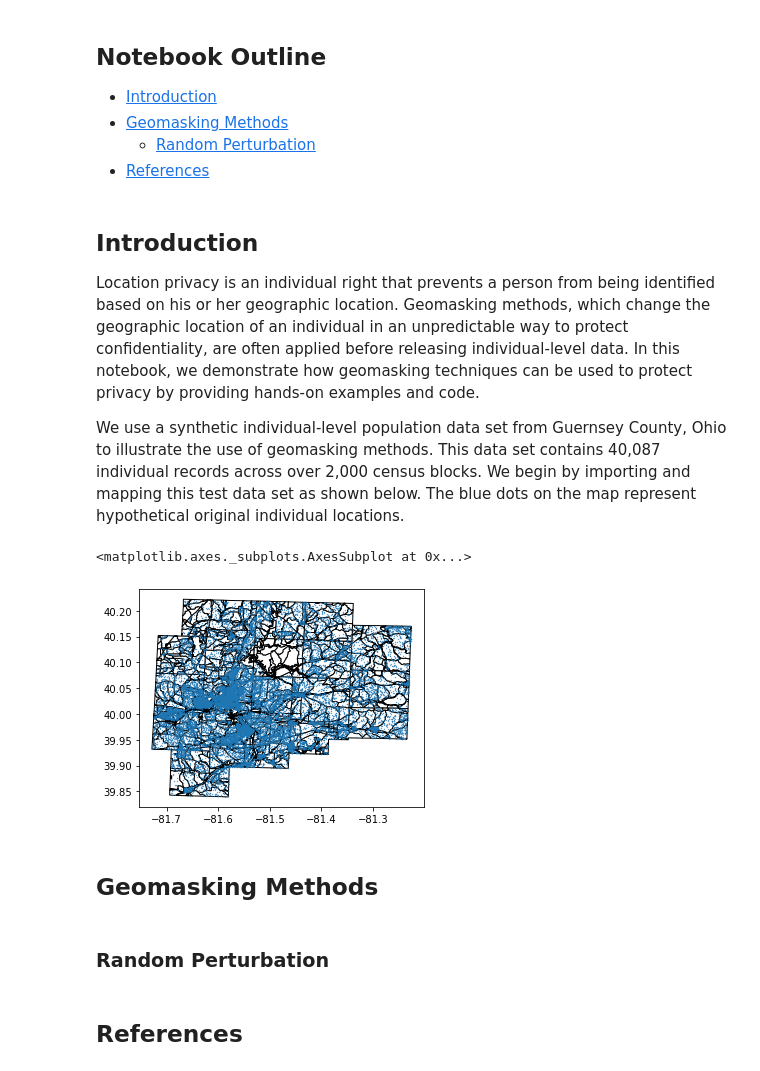
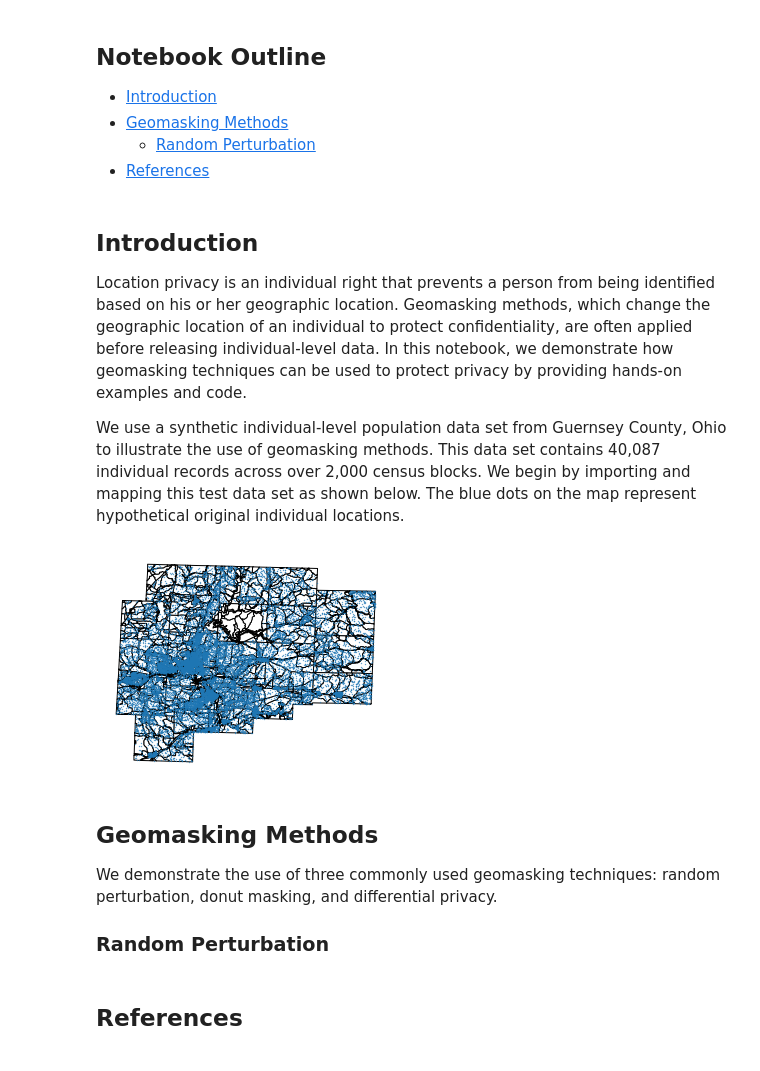
Before and after one commit to linyuehzzz/ucgis-iguide-geoprivacy, a Jupyter notebook: geomasking.ipynb, the cells around one changed output. Cells and saved outputs as stored; diff of their text form; code cells hidden in the pictures.

```diff
--- a/geomasking.ipynb
+++ b/geomasking.ipynb
@@ -15,31 +15,33 @@ This Jupyter notebook demonstrates how geomasking techniques can be used to prot
 # %% [markdown]
 <a id='intro'></a>
 ## Introduction
-Location privacy is an individual right that prevents a person from being identified based on his or her geographic location. Geomasking methods, which change the geographic location of an individual in an unpredictable way to protect confidentiality, are often applied before releasing individual-level data. In this notebook, we demonstrate how geomasking techniques can be used to protect privacy by providing hands-on examples and code.
+Location privacy is an individual right that prevents a person from being identified based on his or her geographic location. Geomasking methods, which change the geographic location of an individual to protect confidentiality, are often applied before releasing individual-level data. In this notebook, we demonstrate how geomasking techniques can be used to protect privacy by providing hands-on examples and code.
 
 We use a synthetic individual-level population data set from Guernsey County, Ohio to illustrate the use of geomasking methods. This data set contains 40,087 individual records across over 2,000 census blocks. We begin by importing and mapping this test data set as shown below. The blue dots on the map represent hypothetical original individual locations.
 # %%
 import pandas as pd
 import geopandas as gpd
 
 filename_poly = 'data/tl_2020_39059_tabblock10.shp'
 poly = gpd.read_file(filename_poly)
 
 filename_df = 'data/guernsey_data.csv'
 df = pd.read_csv(filename_df)
 gdf = gpd.GeoDataFrame(df, geometry=gpd.points_from_xy(x=df.lon, y=df.lat))
 
 base = poly.plot(color='white', edgecolor='black')
-gdf.plot(ax=base, markersize=0.1)
+ax = gdf.plot(ax=base, markersize=0.1)
+ax.set_axis_off()
 # %% [output]
-<matplotlib.axes._subplots.AxesSubplot at 0x...>
-[figure, old version]
+[figure, new version]
-# %% [markdown]
-<a id='geomasking'></a>
-## Geomasking Methods
-# %% [markdown]
-<a id='geomasking1'></a>
-### Random Perturbation
+# %% [markdown]
+<a id='geomasking'></a>
+## Geomasking Methods
+
+We demonstrate the use of three commonly used geomasking techniques: random perturbation, donut masking, and differential privacy.
+
+<a id='geomasking1'></a>
+### Random Perturbation
 # %% [markdown]
 <a id='ref'></a>
 ## References
```
